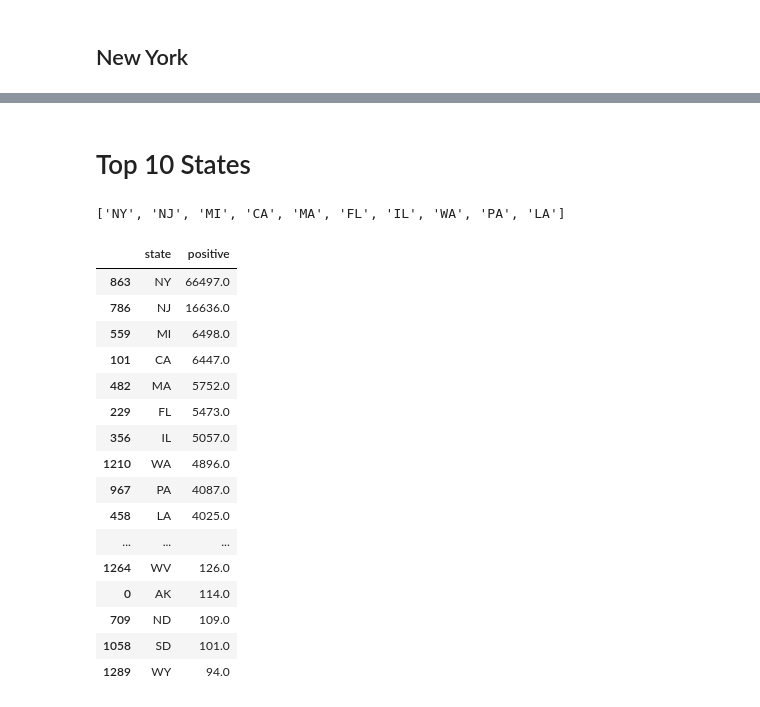
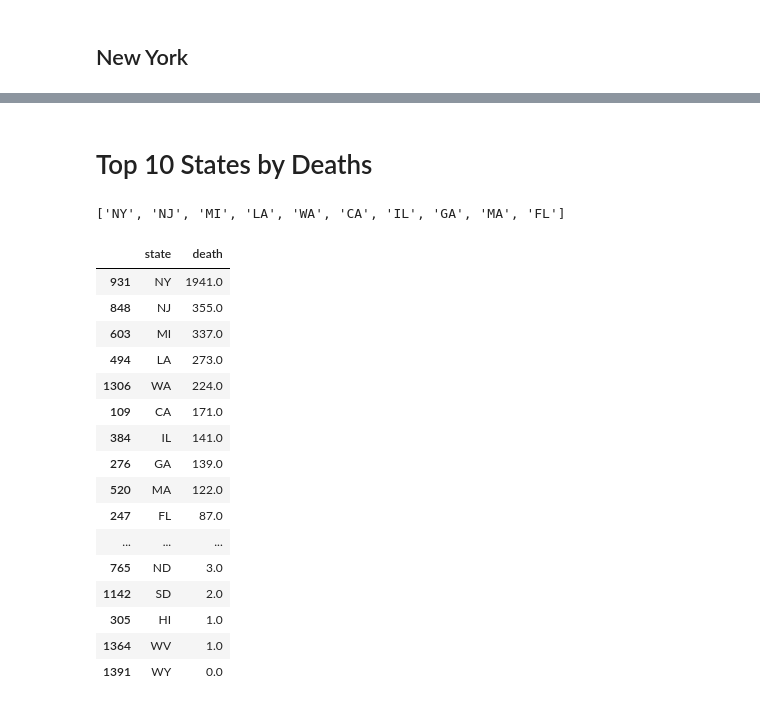
Before and after one commit to kennethn/covid, a Jupyter notebook: covid-us.ipynb, the cells around one changed output, grey strips where cells are left out. Cells and saved outputs as stored; diff of their text form; code cells hidden in the pictures.

```diff
--- a/covid-us.ipynb
+++ b/covid-us.ipynb
@@ -66,8 +66,14 @@ df_states.sort_values(by=['date']).tail()
 # Merge in population data
 df_states = pd.merge(df_states, df_pop, on='state')
 
-# Calculate positive as percent of population
-df_states['pos_by_pop'] = df_states['positive'] / df_states['population']
+# Calculate positive per million
+df_states['pos_rate'] = df_states['positive'] / (df_states['population'] / 1e6)
+
+# Calculate hospitalized per million
+df_states['hosp_rate'] = df_states['hospitalized'] / (df_states['population'] / 1e6)
+
+# Calculate deaths per million
+df_states['death_rate'] = df_states['death'] / (df_states['population'] / 1e6)
 
 # Calculate total tests
 df_states['total'] = df_states['positive'] + df_states['negative']
@@ -75,8 +81,8 @@ df_states['total'] = df_states['positive'] + df_states['negative']
 # Calculate percent of tests that are positive
 df_states['positive_rate'] = df_states['positive'] / df_states['total']
 
-# Calculate percent of population tested
-df_states['test_rate'] = df_states['total'] / df_states['population']
+# Calculate tests per million people
+df_states['test_rate'] = df_states['total'] / (df_states['population'] / 1e6)
 # %%
 df_states.tail()
 # %% [output]
@@ -160,30 +141,31 @@ plt.show()
 # %% [markdown]
-# Top 10 States
+# Top 10 States by Deaths
 # %%
 latest_date = df_states['date'].max()
-top_states = df_states.query('date == @latest_date').sort_values(by='positive',
+top_states = df_states.query('date == @latest_date').sort_values(by='death',
                                                     ascending=False).state.head(10).tolist()
 df_top_states = df_states.query('state == @top_states')
 top_states
 # %% [output]
-['NY', 'NJ', 'MI', 'CA', 'MA', 'FL', 'IL', 'WA', 'PA', 'LA']
+['NY', 'NJ', 'MI', 'LA', 'WA', 'CA', 'IL', 'GA', 'MA', 'FL']
 # %%
-df_states.query('date == @latest_date').sort_values(by='positive', ascending=False)[['state', 'positive']]
+df_states.query('date == @latest_date').sort_values(by='death',
+                                                    ascending=False)[['state', 'death']]
 # %% [output]
-|  | state | positive |
-| 863 | NY | 66497.0 |
-| 786 | NJ | 16636.0 |
-| 559 | MI | 6498.0 |
-| 101 | CA | 6447.0 |
-| 482 | MA | 5752.0 |
-| 229 | FL | 5473.0 |
-| 356 | IL | 5057.0 |
-| 1210 | WA | 4896.0 |
-| 967 | PA | 4087.0 |
-| 458 | LA | 4025.0 |
+|  | state | death |
+| 931 | NY | 1941.0 |
+| 848 | NJ | 355.0 |
+| 603 | MI | 337.0 |
+| 494 | LA | 273.0 |
+| 1306 | WA | 224.0 |
+| 109 | CA | 171.0 |
+| 384 | IL | 141.0 |
+| 276 | GA | 139.0 |
+| 520 | MA | 122.0 |
+| 247 | FL | 87.0 |
 | ... | ... | ... |
-| 1264 | WV | 126.0 |
-| 0 | AK | 114.0 |
-| 709 | ND | 109.0 |
-| 1058 | SD | 101.0 |
-| 1289 | WY | 94.0 |
+| 765 | ND | 3.0 |
+| 1142 | SD | 2.0 |
+| 305 | HI | 1.0 |
+| 1364 | WV | 1.0 |
+| 1391 | WY | 0.0 |
```
Also changed, not shown: parts of 28 cells of this notebook.
